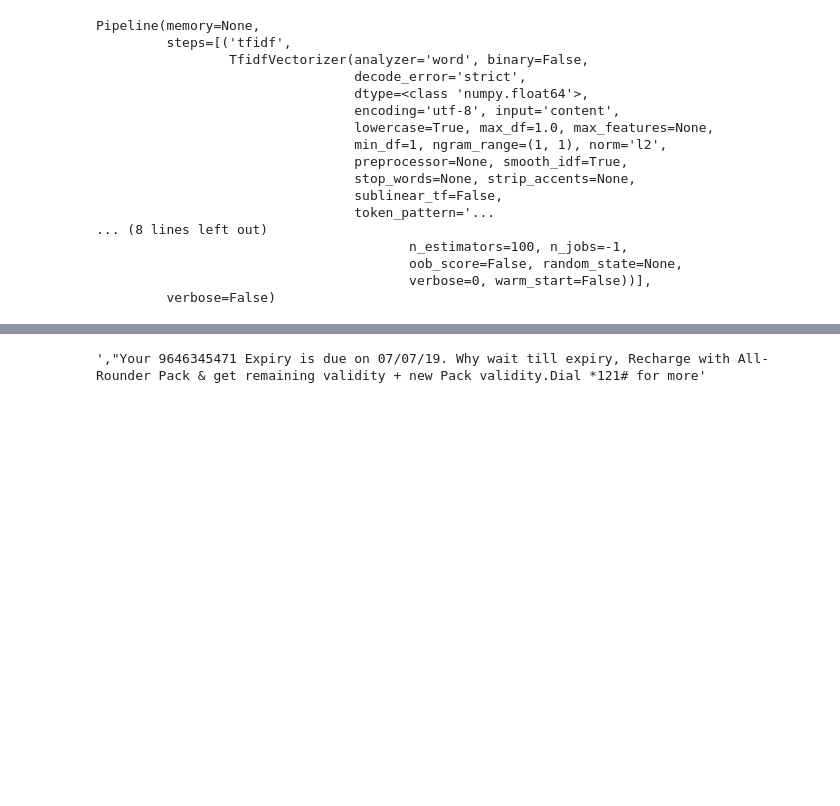
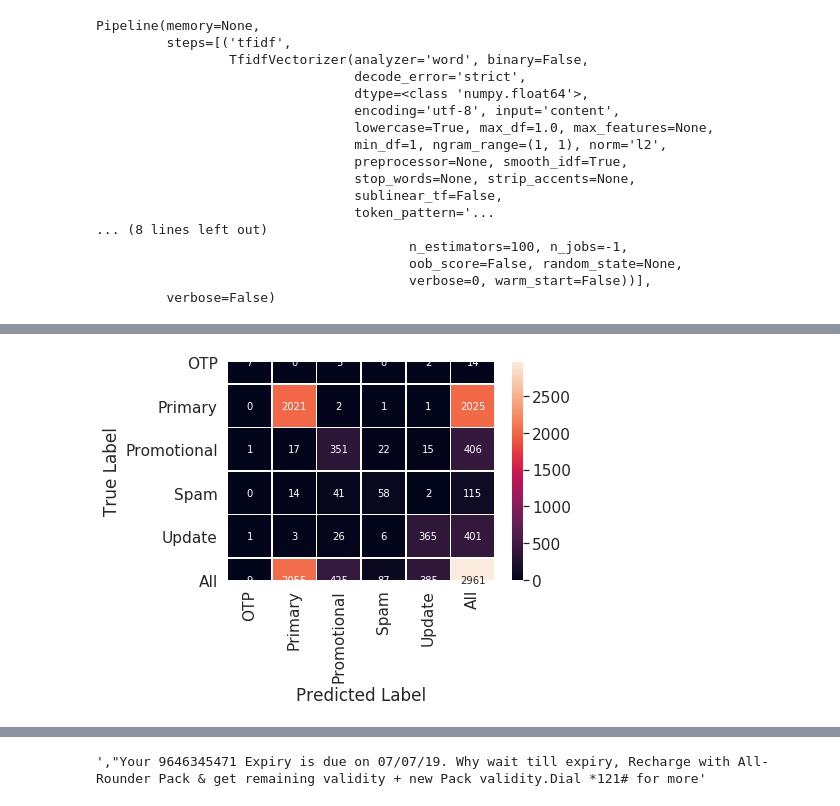
Before and after one commit to capitallatera/Project_1, a Jupyter notebook: Model_1.ipynb, the cells around one changed output, grey strips where cells are left out. Cells and saved outputs as stored; diff of their text form; code cells hidden in the pictures; blank space fills up the shorter version.

```diff
--- a/Model_1.ipynb
+++ b/Model_1.ipynb
@@ -173,3 +176,9 @@ array([[   3,    0,    6,    1,    3],
+# %%
+confusion_matrix = pd.crosstab(y_test, y_pred, rownames=['True Label'], colnames=['Predicted Label'], margins = True)
+sns.heatmap(confusion_matrix,linewidths=.5, annot=True,square=False,fmt='d')
+plt.show()
+# %% [output]
+[figure, added]
 # %%
 print(classification_report(y_test,y_pred))
 # %% [output]
```
Also changed, not shown: parts of 5 cells of this notebook.
